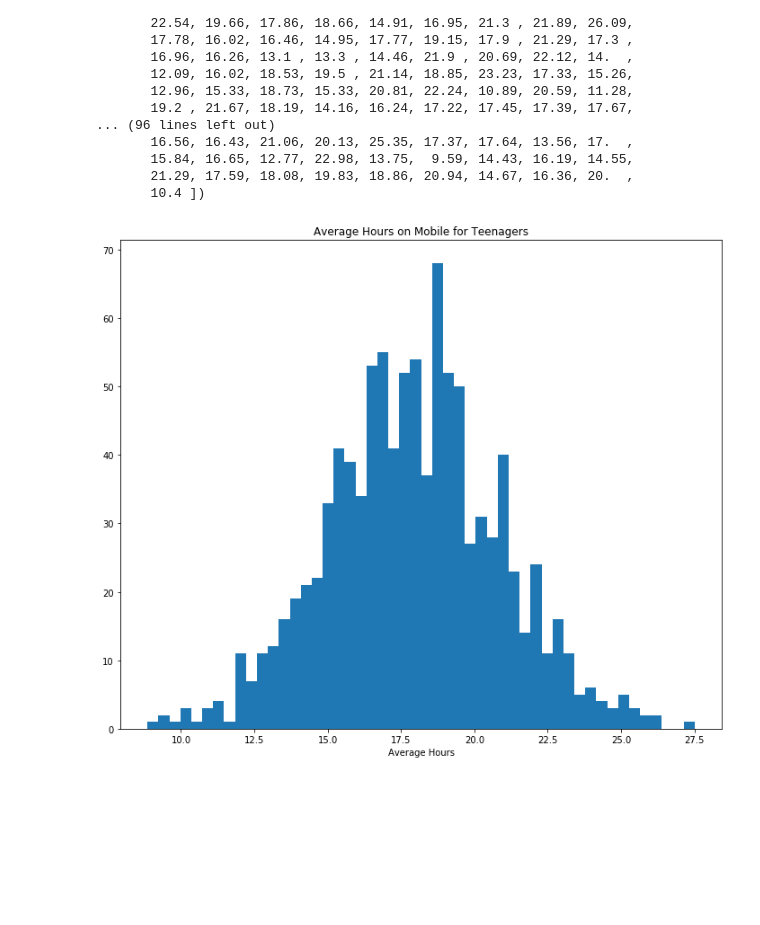
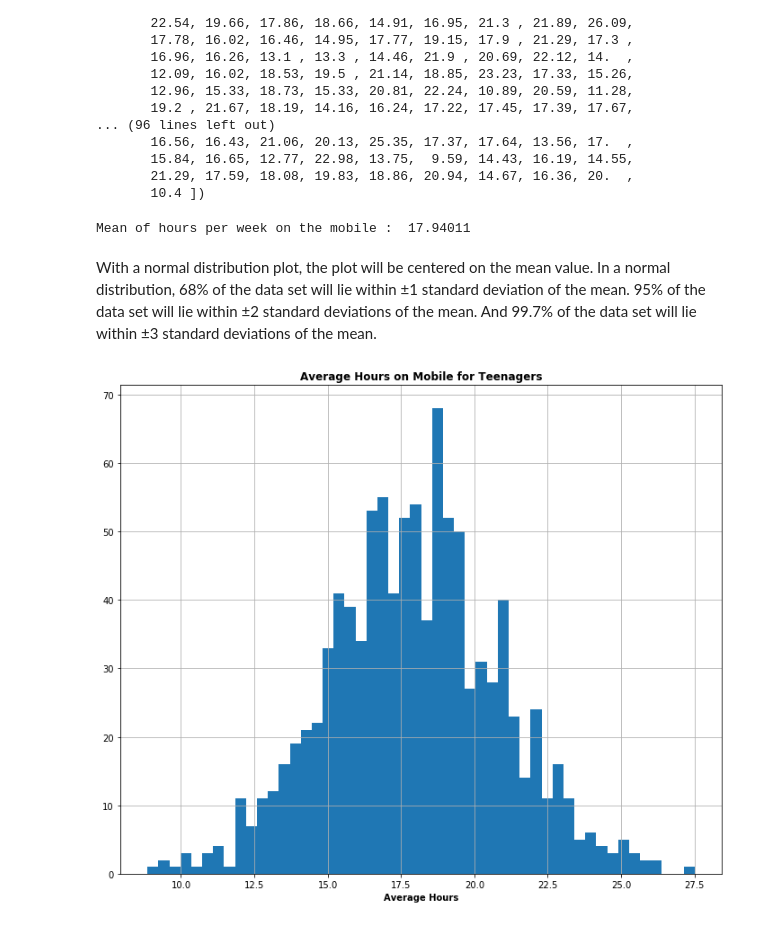
Before and after one commit to HenkT28/Programming_For_Data_Analysis_Project, a Jupyter notebook: Programming_For_Data_Analysis_Project.ipynb, the cells around one changed output. Cells and saved outputs as stored; diff of their text form; code cells hidden in the pictures; blank space fills up the shorter version.

```diff
--- a/Programming_For_Data_Analysis_Project.ipynb
+++ b/Programming_For_Data_Analysis_Project.ipynb
@@ -244,15 +330,23 @@ array([20.61, 18.83, 15.09, 18.94, 20.46, 18.02, 20.4 , 18.23, 16.81,
        15.84, 16.65, 12.77, 22.98, 13.75,  9.59, 14.43, 16.19, 14.55,
        21.29, 17.59, 18.08, 19.83, 18.86, 20.94, 14.67, 16.36, 20.  ,
        10.4 ])
+# %%
+# Mean of the flattened array
+print("\nMean of hours per week on the mobile : ", np.mean(hours_mobile))
+# %% [output]
+Mean of hours per week on the mobile :  17.94011
+# %% [markdown]
+With a normal distribution plot, the plot will be centered on the mean value. In a normal distribution, 68% of the data set will lie within ±1 standard deviation of the mean. 95% of the data set will lie within ±2 standard deviations of the mean. And 99.7% of the data set will lie within ±3 standard deviations of the mean.
 # %%
 # Histogram - average hours on mobile phone for teenagers
 plt.figure(figsize=(12,10), edgecolor='black', facecolor='white', clear='True')
 plt.hist(hours_mobile, bins=50)
-plt.xlabel('Average Hours')
-plt.title('Average Hours on Mobile for Teenagers')
+plt.xlabel('Average Hours', fontweight = 'bold')
+plt.title('Average Hours on Mobile for Teenagers', fontweight = 'bold')
+plt.grid(True)
 plt.show()
 # %% [output]
-[figure, old version]
+[figure, new version]
 # %%
 # Plot the distribution of numpy data - hours_mobile
 plt.figure(figsize=(14,10))
```
Also changed, not shown: parts of 22 cells of this notebook.
